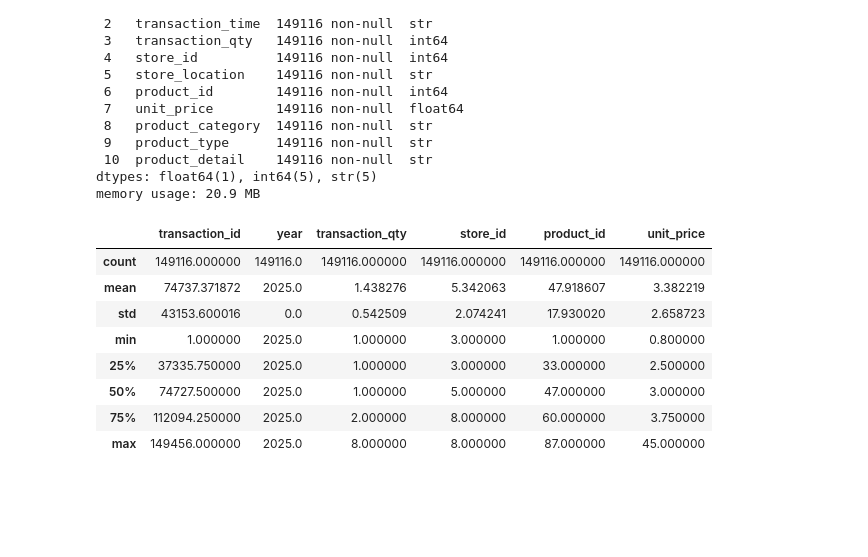
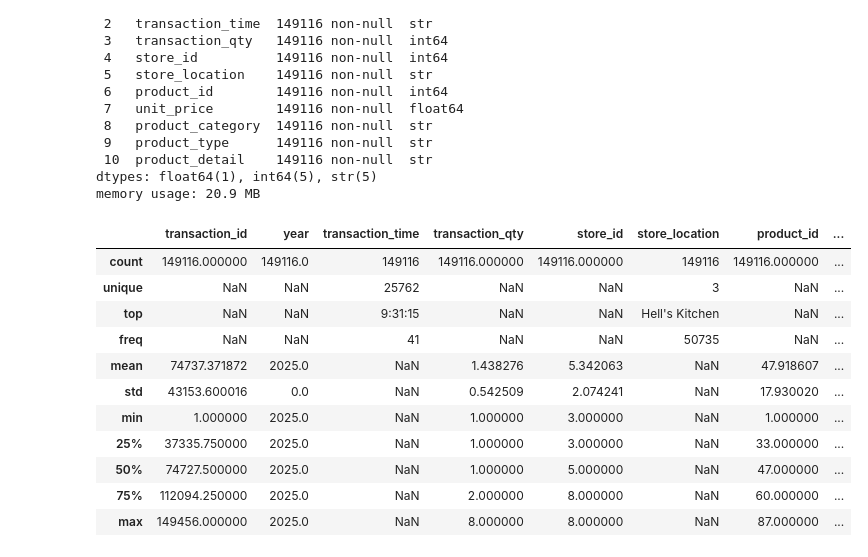
Before and after one commit to Devangdaksh/Product-Optimization-Revenue-Contribution-Analytics-Dashboard-Python-Pandas-Plotly-Streamlit, a Jupyter notebook: notebook/02_EDA.ipynb, the cells around one changed output. Drawn from its saved outputs; the diff is of its cells as text; code cells hidden in the pictures; blank space fills up the shorter version.

```diff
--- a/notebook/02_EDA.ipynb
+++ b/notebook/02_EDA.ipynb
@@ -87,14 +87,18 @@ Data columns (total 11 columns):
 dtypes: float64(1), int64(5), str(5)
 memory usage: 20.9 MB
 # %%
-df.describe()
+# Display summary statistics for all columns
+df.describe(include='all')
 # %% [output]
-|  | transaction_id | year | transaction_qty | store_id | product_id | unit_price |
-| count | 149116.000000 | 149116.0 | 149116.000000 | 149116.000000 | 149116.000000 | 149116.000000 |
-| mean | 74737.371872 | 2025.0 | 1.438276 | 5.342063 | 47.918607 | 3.382219 |
-| std | 43153.600016 | 0.0 | 0.542509 | 2.074241 | 17.930020 | 2.658723 |
-| min | 1.000000 | 2025.0 | 1.000000 | 3.000000 | 1.000000 | 0.800000 |
-| 25% | 37335.750000 | 2025.0 | 1.000000 | 3.000000 | 33.000000 | 2.500000 |
-| 50% | 74727.500000 | 2025.0 | 1.000000 | 5.000000 | 47.000000 | 3.000000 |
-| 75% | 112094.250000 | 2025.0 | 2.000000 | 8.000000 | 60.000000 | 3.750000 |
-| max | 149456.000000 | 2025.0 | 8.000000 | 8.000000 | 87.000000 | 45.000000 |
+|  | transaction_id | year | transaction_time | transaction_qty | store_id | store_location | product_id | ... |
+| count | 149116.000000 | 149116.0 | 149116 | 149116.000000 | 149116.000000 | 149116 | 149116.000000 | ... |
+| unique | NaN | NaN | 25762 | NaN | NaN | 3 | NaN | ... |
+| top | NaN | NaN | 9:31:15 | NaN | NaN | Hell's Kitchen | NaN | ... |
+| freq | NaN | NaN | 41 | NaN | NaN | 50735 | NaN | ... |
+| mean | 74737.371872 | 2025.0 | NaN | 1.438276 | 5.342063 | NaN | 47.918607 | ... |
+| std | 43153.600016 | 0.0 | NaN | 0.542509 | 2.074241 | NaN | 17.930020 | ... |
+| min | 1.000000 | 2025.0 | NaN | 1.000000 | 3.000000 | NaN | 1.000000 | ... |
+| 25% | 37335.750000 | 2025.0 | NaN | 1.000000 | 3.000000 | NaN | 33.000000 | ... |
+| 50% | 74727.500000 | 2025.0 | NaN | 1.000000 | 5.000000 | NaN | 47.000000 | ... |
+| 75% | 112094.250000 | 2025.0 | NaN | 2.000000 | 8.000000 | NaN | 60.000000 | ... |
+| max | 149456.000000 | 2025.0 | NaN | 8.000000 | 8.000000 | NaN | 87.000000 | ... |
```
Also changed, not shown: parts of 22 cells of this notebook.
